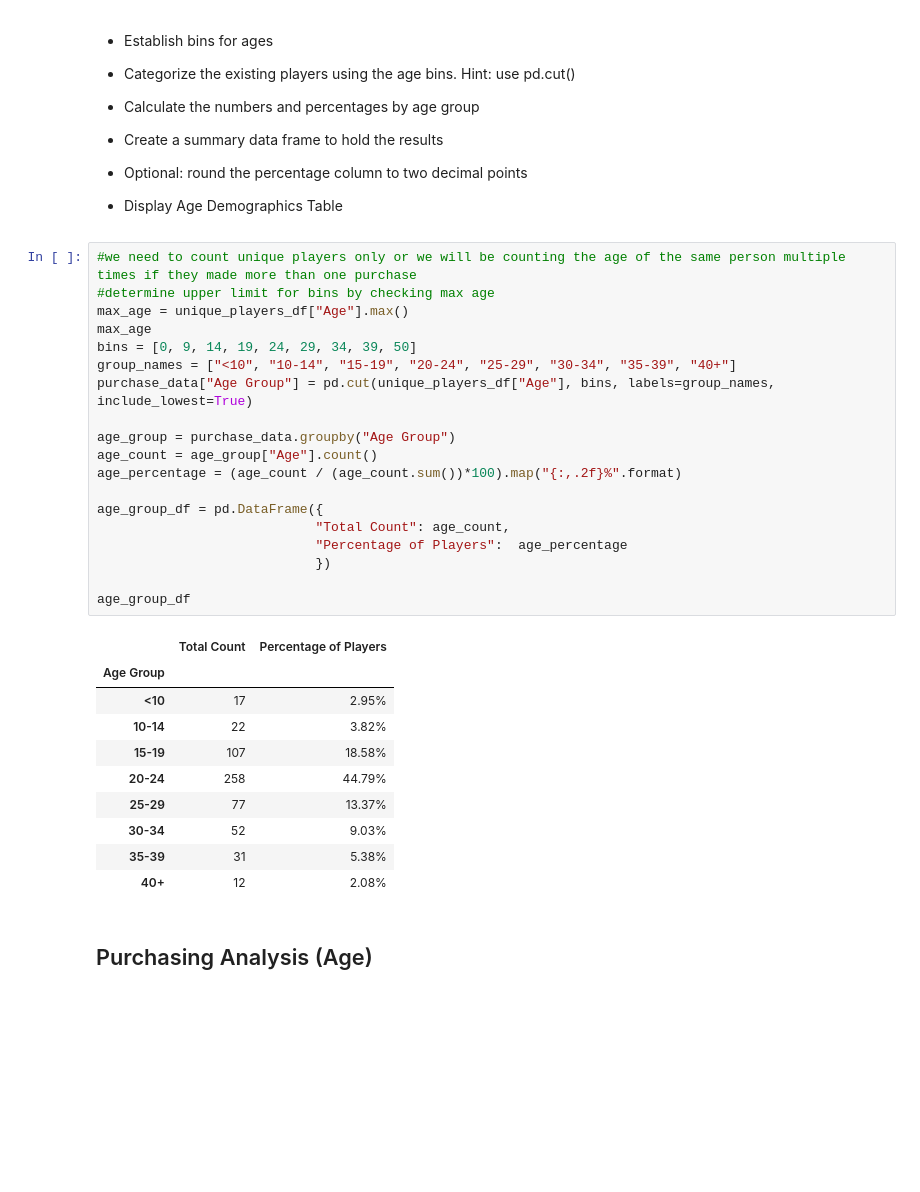
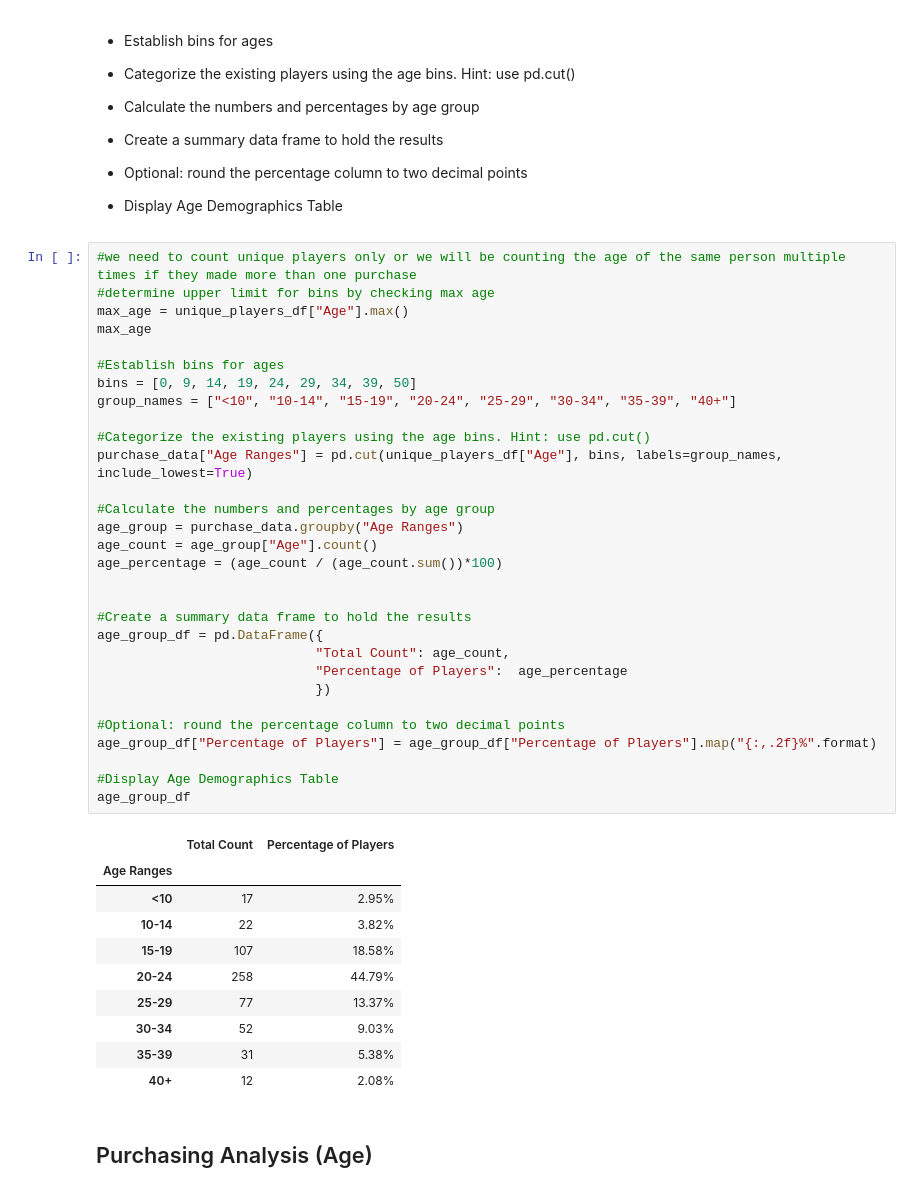
Before and after one commit to Abzraja/pandas-challenge, a Jupyter notebook: HeroesOfPymoli/HeroesOfPymoli_starter.ipynb, the cells around one changed output. Cells and saved outputs as stored; diff of their text form; blank space fills up the shorter version.

```diff
--- a/HeroesOfPymoli/HeroesOfPymoli_starter.ipynb
+++ b/HeroesOfPymoli/HeroesOfPymoli_starter.ipynb
@@ -145,25 +166,36 @@ purchase_analysis_gender_df
 # %%
 #we need to count unique players only or we will be counting the age of the same person multiple times if they made more than one purchase
 #determine upper limit for bins by checking max age
 max_age = unique_players_df["Age"].max()
 max_age
+
+#Establish bins for ages
 bins = [0, 9, 14, 19, 24, 29, 34, 39, 50]
 group_names = ["<10", "10-14", "15-19", "20-24", "25-29", "30-34", "35-39", "40+"]
-purchase_data["Age Group"] = pd.cut(unique_players_df["Age"], bins, labels=group_names, include_lowest=True)
 
-age_group = purchase_data.groupby("Age Group")
+#Categorize the existing players using the age bins. Hint: use pd.cut()
+purchase_data["Age Ranges"] = pd.cut(unique_players_df["Age"], bins, labels=group_names, include_lowest=True)
+
+#Calculate the numbers and percentages by age group
+age_group = purchase_data.groupby("Age Ranges")
 age_count = age_group["Age"].count()
-age_percentage = (age_count / (age_count.sum())*100).map("{:,.2f}%".format)
+age_percentage = (age_count / (age_count.sum())*100)
 
+
+#Create a summary data frame to hold the results
 age_group_df = pd.DataFrame({
                             "Total Count": age_count,
                             "Percentage of Players":  age_percentage
                             })
 
+#Optional: round the percentage column to two decimal points
+age_group_df["Percentage of Players"] = age_group_df["Percentage of Players"].map("{:,.2f}%".format)
+
+#Display Age Demographics Table
 age_group_df
 # %% [output]
 |  | Total Count | Percentage of Players |
-| Age Group |  |  |
+| Age Ranges |  |  |
 | <10 | 17 | 2.95% |
 | 10-14 | 22 | 3.82% |
 | 15-19 | 107 | 18.58% |
```
Also changed, not shown: parts of 7 cells of this notebook, 1 other file.
